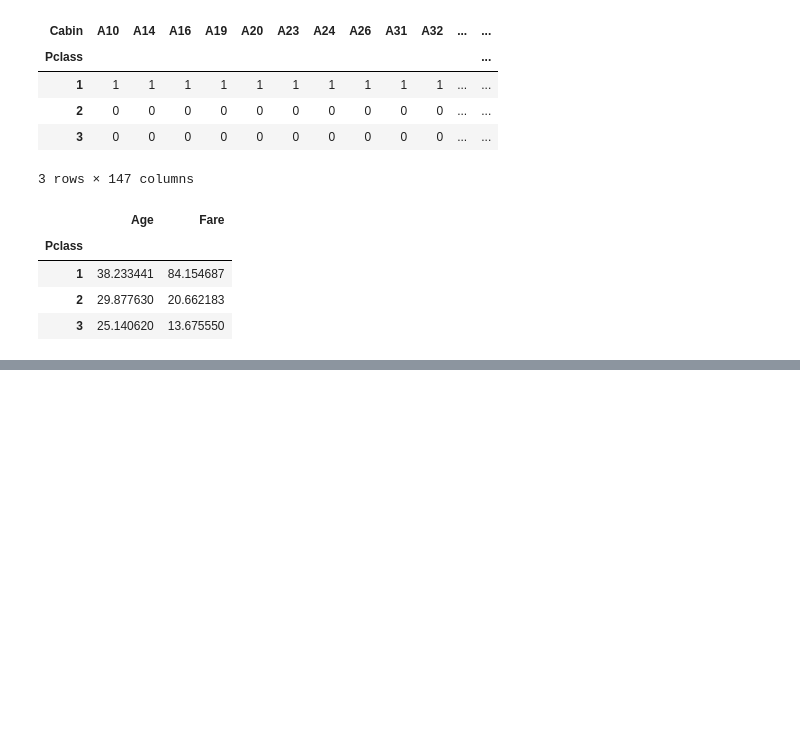
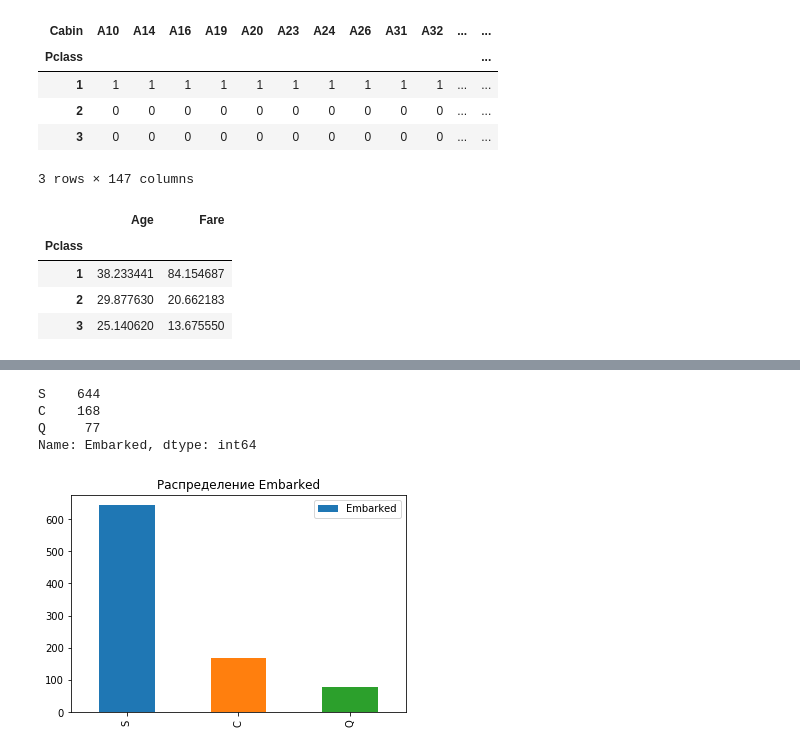
Before and after one commit to pyro-bot/AI_1, a Jupyter notebook: лабы_решения/1161_1/Хамидов/laba3/laba3.ipynb, the cells around one changed output, grey strips where cells are left out. Saved outputs shown, nothing was run; the diff lists cells and outputs as text; code cells hidden in the pictures; blank space fills up the shorter version.

```diff
--- a/лабы_решения/1161_1/Хамидов/laba3/laba3.ipynb
+++ b/лабы_решения/1161_1/Хамидов/laba3/laba3.ipynb
@@ -192,0 +131,4 @@ sns.heatmap(corrm, annot=True)
+# %%
+sale= df['Fare']- df['Fare']*0.05
+df.insert(loc=len(df.columns), column='Sale 5 ', value=sale)
+df.head()
@@ -192,0 +142,5 @@ sns.heatmap(corrm, annot=True)
+# %%
+#удаляем столбцы
+df=df.drop(['Sale'], axis=1)
+
+df.head()
@@ -192,0 +190,14 @@ sns.heatmap(corrm, annot=True)
+# %%
+#распределение embarked
+df['Embarked'].value_counts()
+# %% [output]
+S    644
+C    168
+Q     77
+Name: Embarked, dtype: int64
+# %%
+df['Embarked'].value_counts().plot(kind='bar', label='Embarked')
+plt.legend()
+plt.title('Распределение Embarked');
+# %% [output]
+[figure, added]
```
Also changed, not shown: parts of 28 cells of this notebook.
